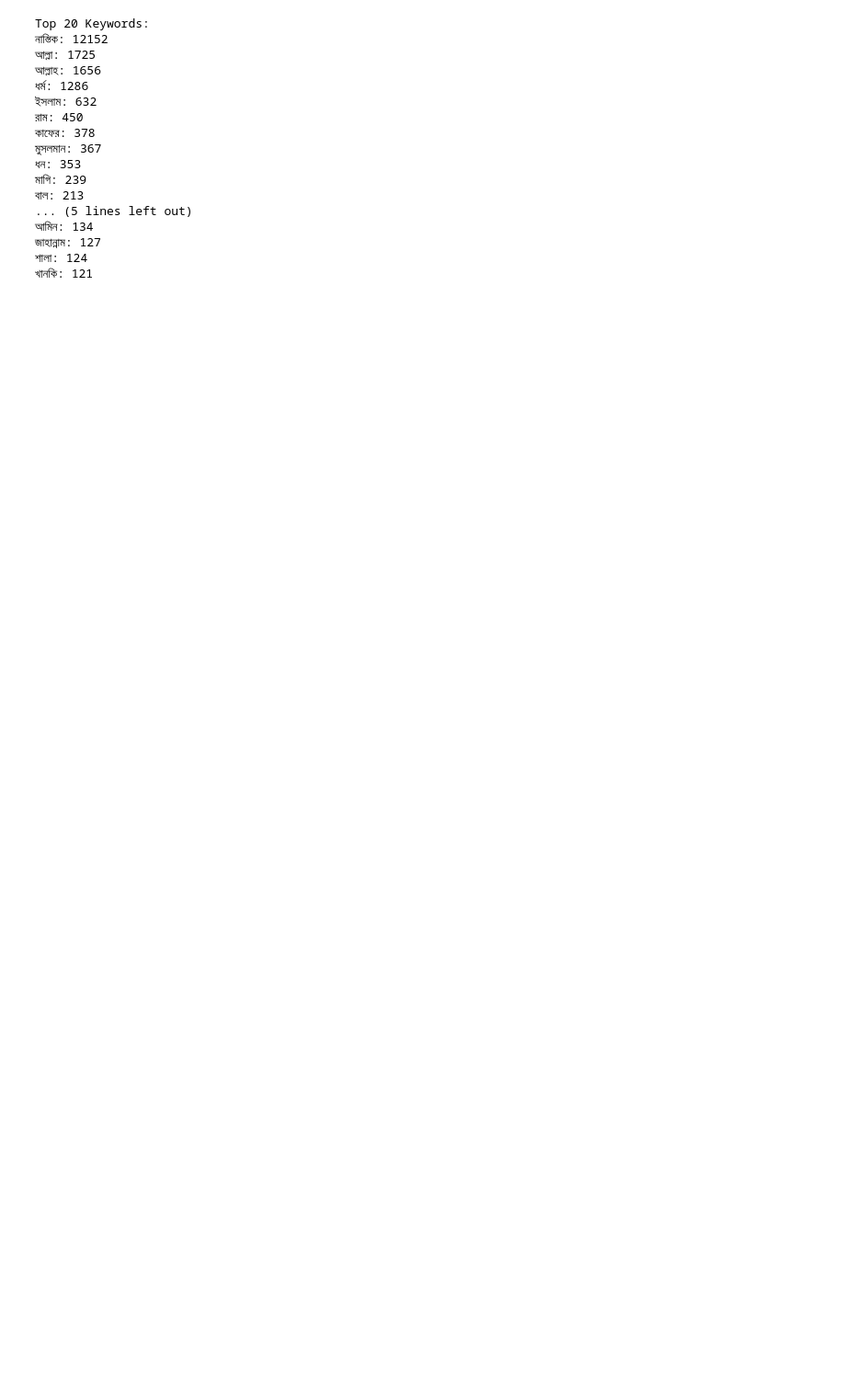
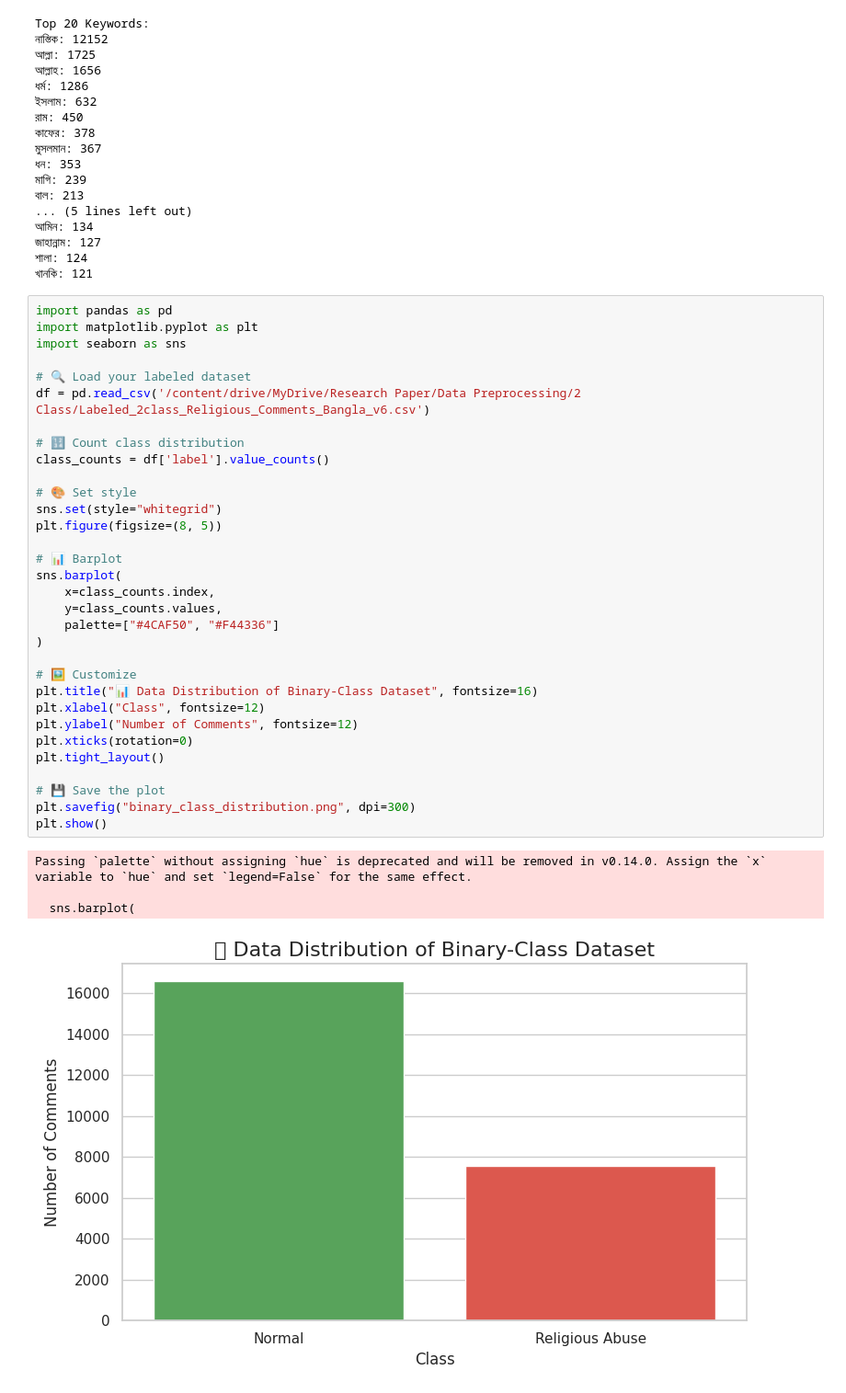
Before and after one commit to Fuad-Khan/Fuad-Khan-Riligious_comments_data_preprocessing, a Jupyter notebook: Religious_comments_2class_data_preprocessing.ipynb, the cells around one changed output. Shown: that part at 92% size. Drawn from its saved outputs; the diff is of its cells as text; blank space fills up the shorter version.

```diff
--- a/Religious_comments_2class_data_preprocessing.ipynb
+++ b/Religious_comments_2class_data_preprocessing.ipynb
@@ -370,3 +370,40 @@ Top 20 Keywords:
 জাহান্নাম: 127
 শালা: 124
 খানকি: 121
+# %%
+import pandas as pd
+import matplotlib.pyplot as plt
+import seaborn as sns
+
+# 🔍 Load your labeled dataset
+df = pd.read_csv('/content/drive/MyDrive/Research Paper/Data Preprocessing/2 Class/Labeled_2class_Religious_Comments_Bangla_v6.csv')
+
+# 🔢 Count class distribution
+class_counts = df['label'].value_counts()
+
+# 🎨 Set style
+sns.set(style="whitegrid")
+plt.figure(figsize=(8, 5))
+
+# 📊 Barplot
+sns.barplot(
+    x=class_counts.index,
+    y=class_counts.values,
+    palette=["#4CAF50", "#F44336"]
+)
+
+# 🖼️ Customize
+plt.title("📊 Data Distribution of Binary-Class Dataset", fontsize=16)
+plt.xlabel("Class", fontsize=12)
+plt.ylabel("Number of Comments", fontsize=12)
+plt.xticks(rotation=0)
+plt.tight_layout()
+
+# 💾 Save the plot
+plt.savefig("binary_class_distribution.png", dpi=300)
+plt.show()
+# %% [output]
+Passing `palette` without assigning `hue` is deprecated and will be removed in v0.14.0. Assign the `x` variable to `hue` and set `legend=False` for the same effect.
+
+  sns.barplot(
+[figure, added]
```
Also changed, not shown: parts of 1 cell of this notebook.
